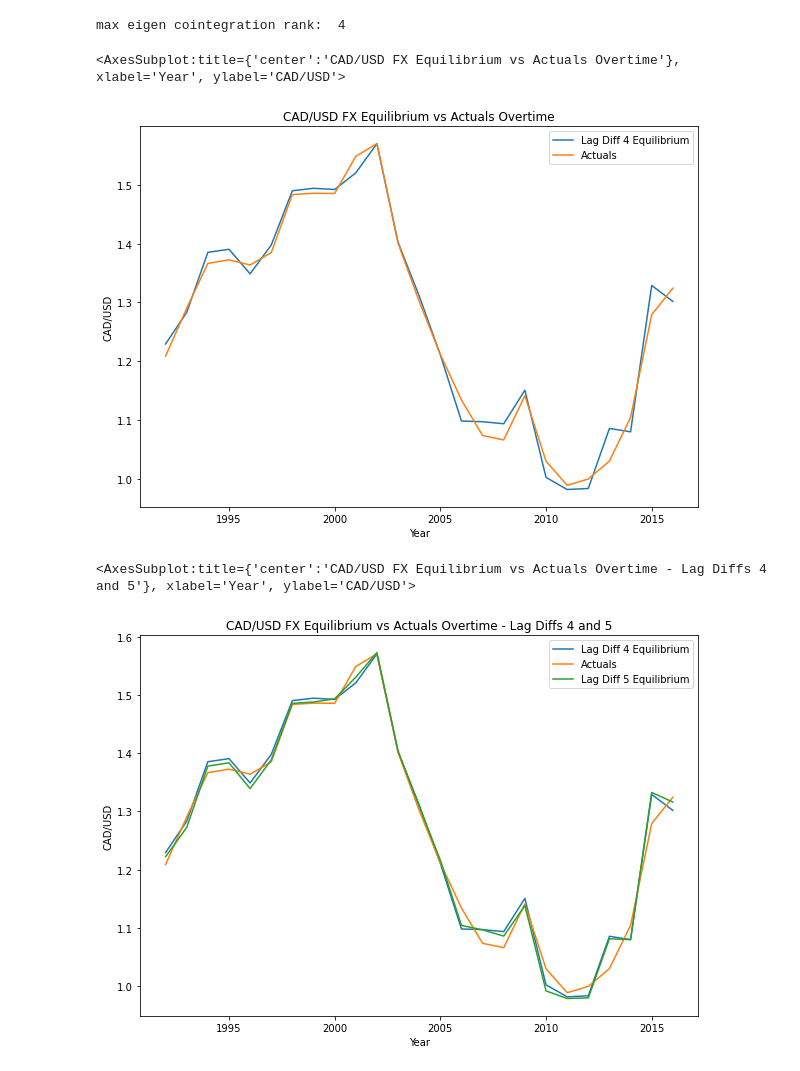
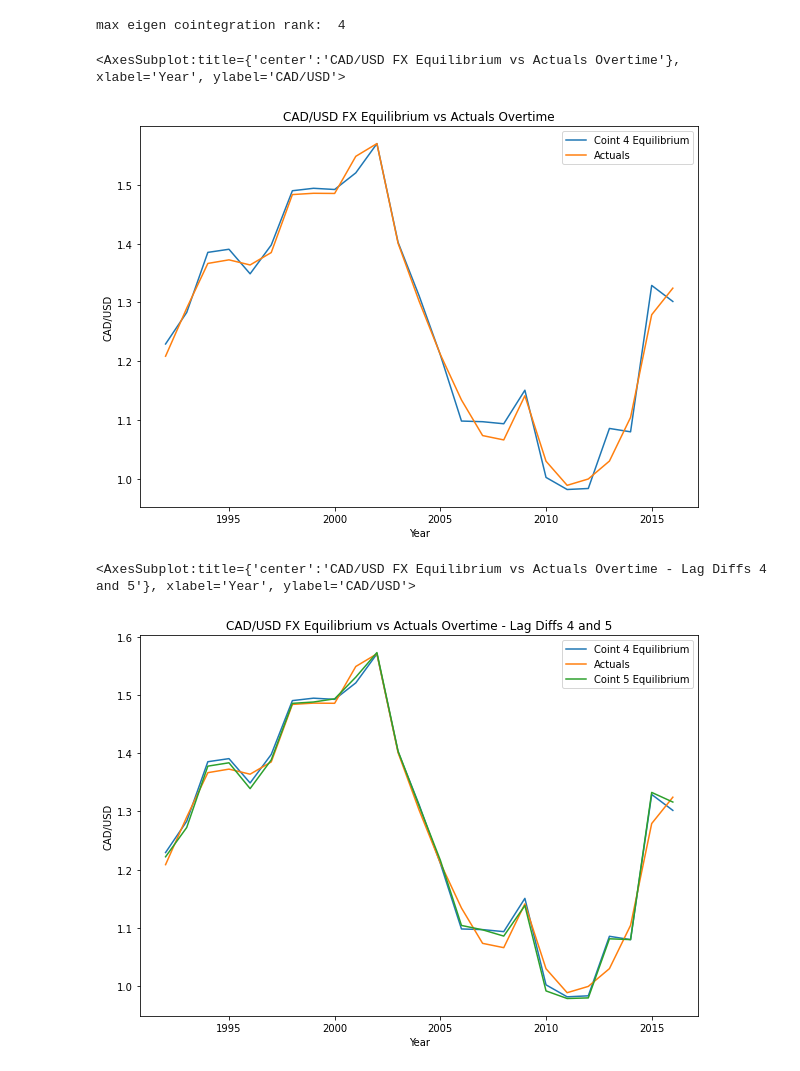
Before and after one commit to peparhugo/Econometrics_group_project, a Jupyter notebook: submission_2/multivariate_analysis/multivariate_analysis.ipynb, the cells around one changed output. Drawn from its saved outputs; the diff is of its cells as text; code cells hidden in the pictures.

Commit message:
chore: updated graphs and finalized notebook for submission

```diff
--- a/submission_2/multivariate_analysis/multivariate_analysis.ipynb
+++ b/submission_2/multivariate_analysis/multivariate_analysis.ipynb
@@ -140,7 +140,7 @@ vecm_fit = vecm.fit()
 nc_equilibrium = pd.DataFrame(vecm_fit.resid)[0].values + data['AEXCAUS'].iloc[3:].values
 pd.DataFrame([pd.DataFrame(vecm_fit.resid)[0].values + data['AEXCAUS'].iloc[3:].values,
               data['AEXCAUS'].iloc[3:].values],
-             index=['Lag Diff 4 Equilibrium','Actuals'],
+             index=['Coint 4 Equilibrium','Actuals'],
              columns=data['AEXCAUS'].iloc[3:].index)\
 .T\
 .plot(figsize=(10,7),
@@ -150,26 +150,26 @@ pd.DataFrame([pd.DataFrame(vecm_fit.resid)[0].values + data['AEXCAUS'].iloc[3:].
      )
 # %% [output]
 <AxesSubplot:title={'center':'CAD/USD FX Equilibrium vs Actuals Overtime'}, xlabel='Year', ylabel='CAD/USD'>
-[figure, old version]
+[figure, new version]
 # %%
 #try the alternative rank of 5
 vecm = VECM(endog = data, k_ar_diff = nc_lags.aic, coint_rank =5, deterministic = 'nc')
 vecm_fit = vecm.fit()
 #create plot for equilbirum exchange vs acutal exchange
 pd.DataFrame([nc_equilibrium,
               data['AEXCAUS'].iloc[3:].values,
              pd.DataFrame(vecm_fit.resid)[0].values + data['AEXCAUS'].iloc[3:].values],
-             index=['Lag Diff 4 Equilibrium','Actuals','Lag Diff 5 Equilibrium'],
+             index=['Coint 4 Equilibrium','Actuals','Coint 5 Equilibrium'],
              columns=data['AEXCAUS'].iloc[3:].index)\
 .T\
 .plot(figsize=(10,7),
       title = 'CAD/USD FX Equilibrium vs Actuals Overtime - Lag Diffs 4 and 5',
       xlabel = 'Year',
       ylabel = 'CAD/USD'
      )
 # %% [output]
 <AxesSubplot:title={'center':'CAD/USD FX Equilibrium vs Actuals Overtime - Lag Diffs 4 and 5'}, xlabel='Year', ylabel='CAD/USD'>
-[figure, old version]
+[figure, new version]
 # %%
 
 
```
Also changed, not shown: parts of 1 cell of this notebook, 2 other files.
